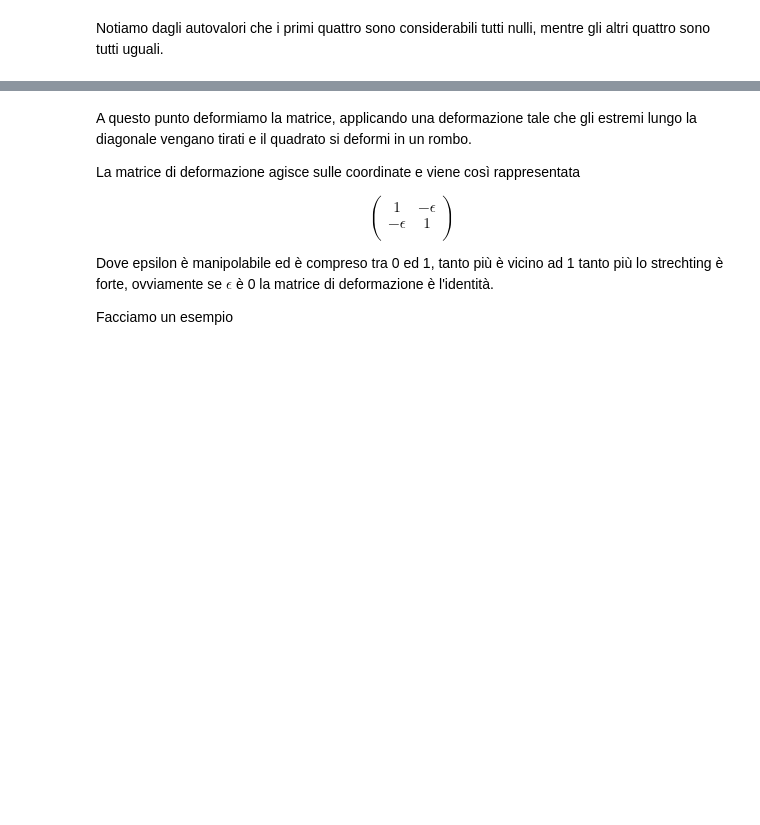
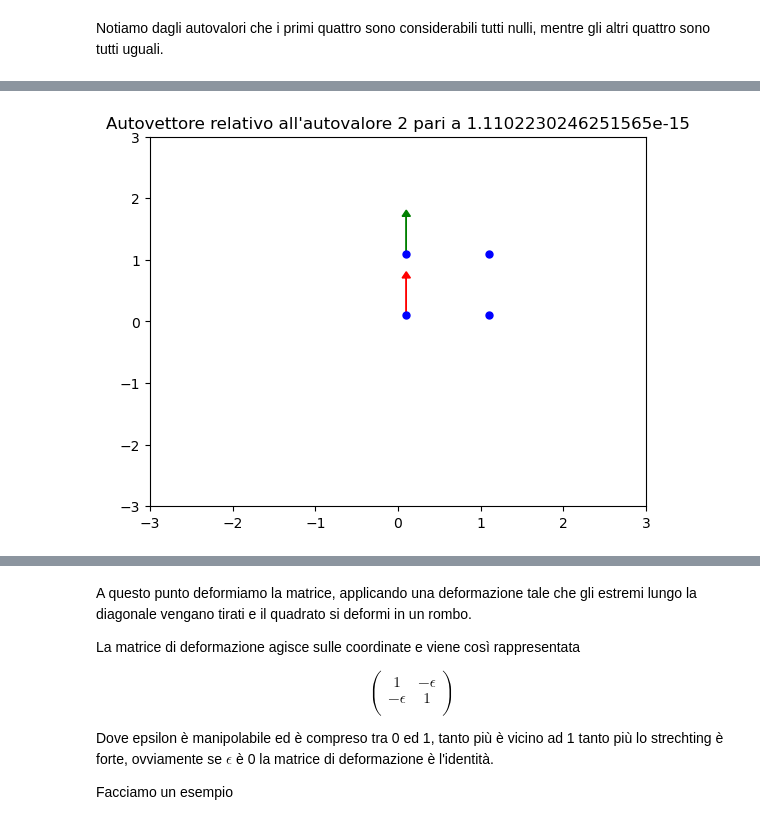
Before and after one commit to Edounimi/Rigidity-of-cellular-structures, a Jupyter notebook: InizioTesi.ipynb, the cells around one changed output, grey strips where cells are left out. Cells and saved outputs as stored; diff of their text form; code cells hidden in the pictures; blank space fills up the shorter version.

```diff
--- a/InizioTesi.ipynb
+++ b/InizioTesi.ipynb
@@ -98,0 +169,4 @@ eigenVector_plotting(1,coordinates,Eigenvalues,Eigenvectors)
+# %%
+eigenVector_plotting(2,coordinates,Eigenvalues,Eigenvectors,True,None)
+# %% [output]
+[figure, added]
```
Also changed, not shown: parts of 31 cells of this notebook.
